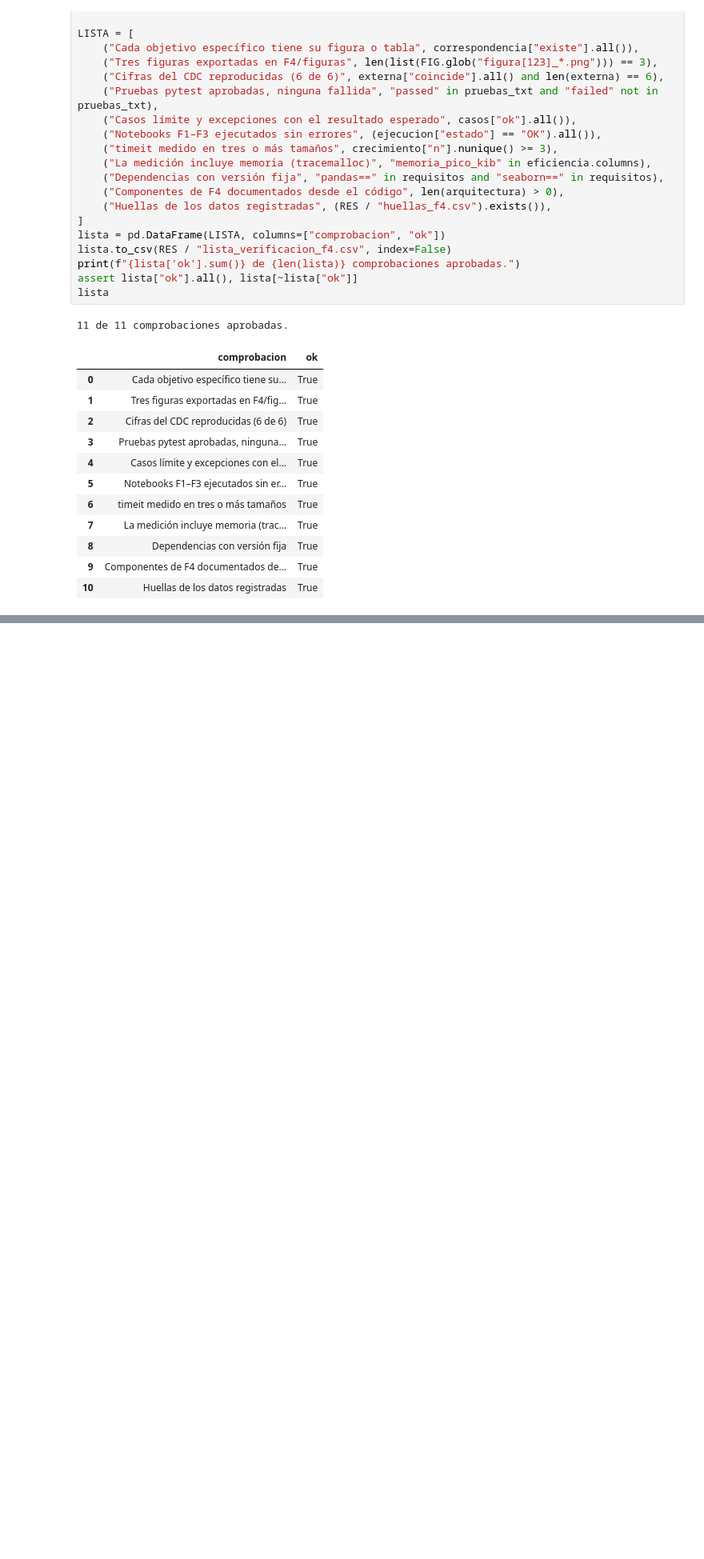
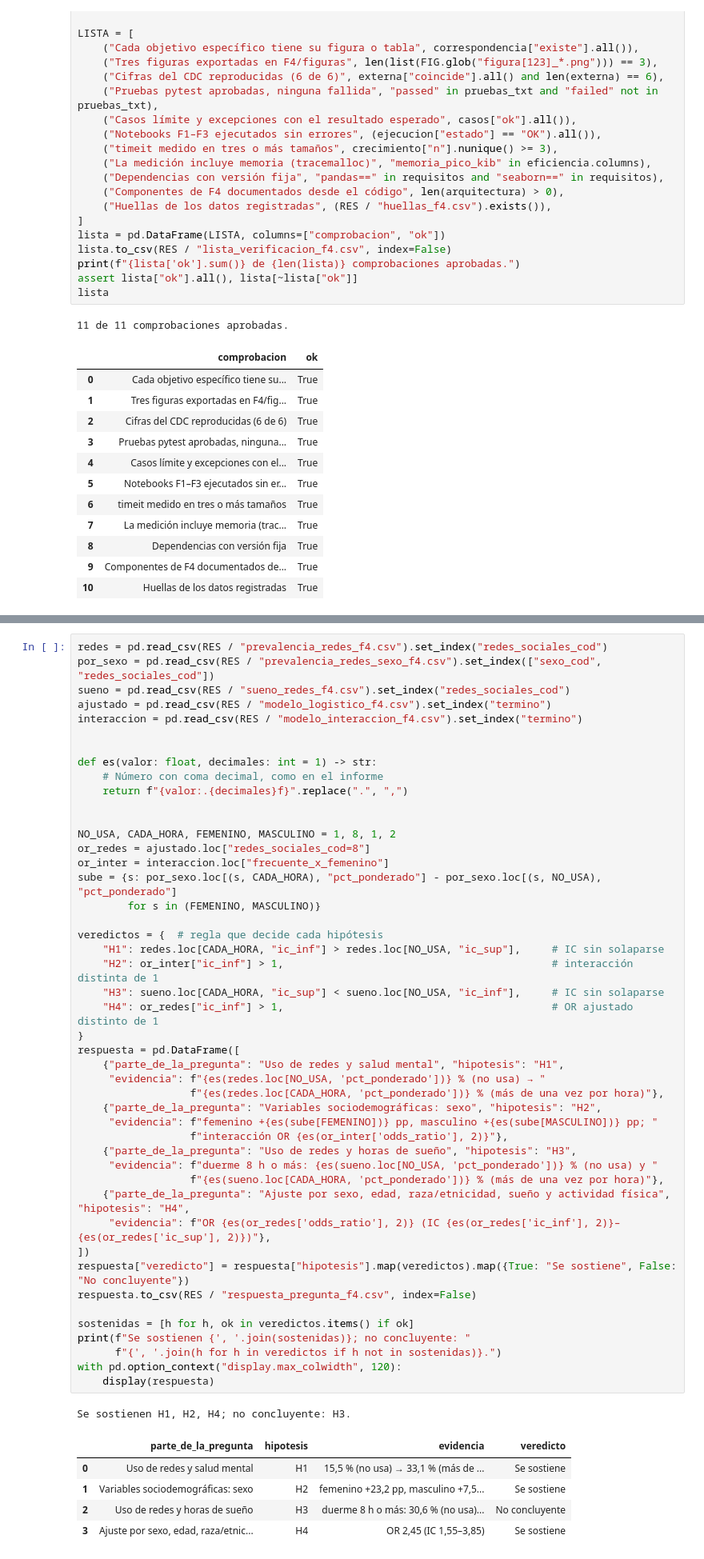
Before and after one commit to MatiasManriquezO/proyecto-grupo8-mcdi500, a Jupyter notebook: F4/notebooks/S3_F4_Integracion_Resultados_Grupo8.ipynb, the cells around one changed output, grey strips where cells are left out. Shown at 80% size. Saved outputs shown, nothing was run; the diff lists cells and outputs as text; blank space fills up the shorter version.

Commit message:
feat: agrega al notebook de F4 la respuesta a la pregunta de investigacion

```diff
--- a/F4/notebooks/S3_F4_Integracion_Resultados_Grupo8.ipynb
+++ b/F4/notebooks/S3_F4_Integracion_Resultados_Grupo8.ipynb
@@ -1109,0 +1122,53 @@ lista
+# %%
+redes = pd.read_csv(RES / "prevalencia_redes_f4.csv").set_index("redes_sociales_cod")
+por_sexo = pd.read_csv(RES / "prevalencia_redes_sexo_f4.csv").set_index(["sexo_cod", "redes_sociales_cod"])
+sueno = pd.read_csv(RES / "sueno_redes_f4.csv").set_index("redes_sociales_cod")
+ajustado = pd.read_csv(RES / "modelo_logistico_f4.csv").set_index("termino")
+interaccion = pd.read_csv(RES / "modelo_interaccion_f4.csv").set_index("termino")
+
+
+def es(valor: float, decimales: int = 1) -> str:
+    # Número con coma decimal, como en el informe
+    return f"{valor:.{decimales}f}".replace(".", ",")
+
+
+NO_USA, CADA_HORA, FEMENINO, MASCULINO = 1, 8, 1, 2
+or_redes = ajustado.loc["redes_sociales_cod=8"]
+or_inter = interaccion.loc["frecuente_x_femenino"]
+sube = {s: por_sexo.loc[(s, CADA_HORA), "pct_ponderado"] - por_sexo.loc[(s, NO_USA), "pct_ponderado"]
+        for s in (FEMENINO, MASCULINO)}
+
+veredictos = {  # regla que decide cada hipótesis
+    "H1": redes.loc[CADA_HORA, "ic_inf"] > redes.loc[NO_USA, "ic_sup"],     # IC sin solaparse
+    "H2": or_inter["ic_inf"] > 1,                                           # interacción distinta de 1
+    "H3": sueno.loc[CADA_HORA, "ic_sup"] < sueno.loc[NO_USA, "ic_inf"],     # IC sin solaparse
+    "H4": or_redes["ic_inf"] > 1,                                           # OR ajustado distinto de 1
+}
+respuesta = pd.DataFrame([
+    {"parte_de_la_pregunta": "Uso de redes y salud mental", "hipotesis": "H1",
+     "evidencia": f"{es(redes.loc[NO_USA, 'pct_ponderado'])} % (no usa) → "
+                  f"{es(redes.loc[CADA_HORA, 'pct_ponderado'])} % (más de una vez por hora)"},
+    {"parte_de_la_pregunta": "Variables sociodemográficas: sexo", "hipotesis": "H2",
+     "evidencia": f"femenino +{es(sube[FEMENINO])} pp, masculino +{es(sube[MASCULINO])} pp; "
+                  f"interacción OR {es(or_inter['odds_ratio'], 2)}"},
+    {"parte_de_la_pregunta": "Uso de redes y horas de sueño", "hipotesis": "H3",
+     "evidencia": f"duerme 8 h o más: {es(sueno.loc[NO_USA, 'pct_ponderado'])} % (no usa) y "
+                  f"{es(sueno.loc[CADA_HORA, 'pct_ponderado'])} % (más de una vez por hora)"},
+    {"parte_de_la_pregunta": "Ajuste por sexo, edad, raza/etnicidad, sueño y actividad física", "hipotesis": "H4",
+     "evidencia": f"OR {es(or_redes['odds_ratio'], 2)} (IC {es(or_redes['ic_inf'], 2)}–{es(or_redes['ic_sup'], 2)})"},
+])
+respuesta["veredicto"] = respuesta["hipotesis"].map(veredictos).map({True: "Se sostiene", False: "No concluyente"})
+respuesta.to_csv(RES / "respuesta_pregunta_f4.csv", index=False)
+
+sostenidas = [h for h, ok in veredictos.items() if ok]
+print(f"Se sostienen {', '.join(sostenidas)}; no concluyente: "
+      f"{', '.join(h for h in veredictos if h not in sostenidas)}.")
+with pd.option_context("display.max_colwidth", 120):
+    display(respuesta)
+# %% [output]
+Se sostienen H1, H2, H4; no concluyente: H3.
+|  | parte_de_la_pregunta | hipotesis | evidencia | veredicto |
+| 0 | Uso de redes y salud mental | H1 | 15,5 % (no usa) → 33,1 % (más de ... | Se sostiene |
+| 1 | Variables sociodemográficas: sexo | H2 | femenino +23,2 pp, masculino +7,5... | Se sostiene |
+| 2 | Uso de redes y horas de sueño | H3 | duerme 8 h o más: 30,6 % (no usa)... | No concluyente |
+| 3 | Ajuste por sexo, edad, raza/etnic... | H4 | OR 2,45 (IC 1,55–3,85) | Se sostiene |
```
Also changed, not shown: parts of 3 cells of this notebook, 1 other file.
